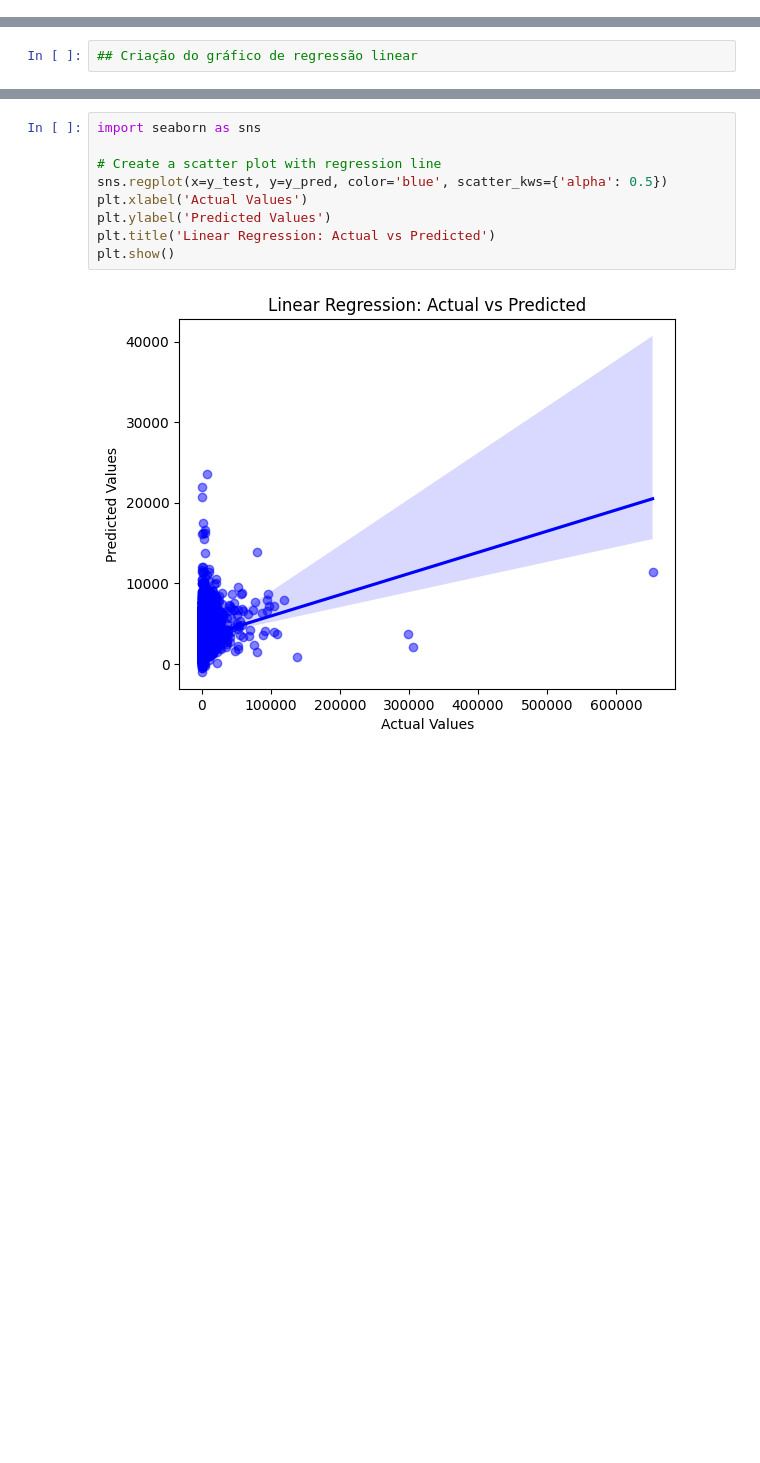
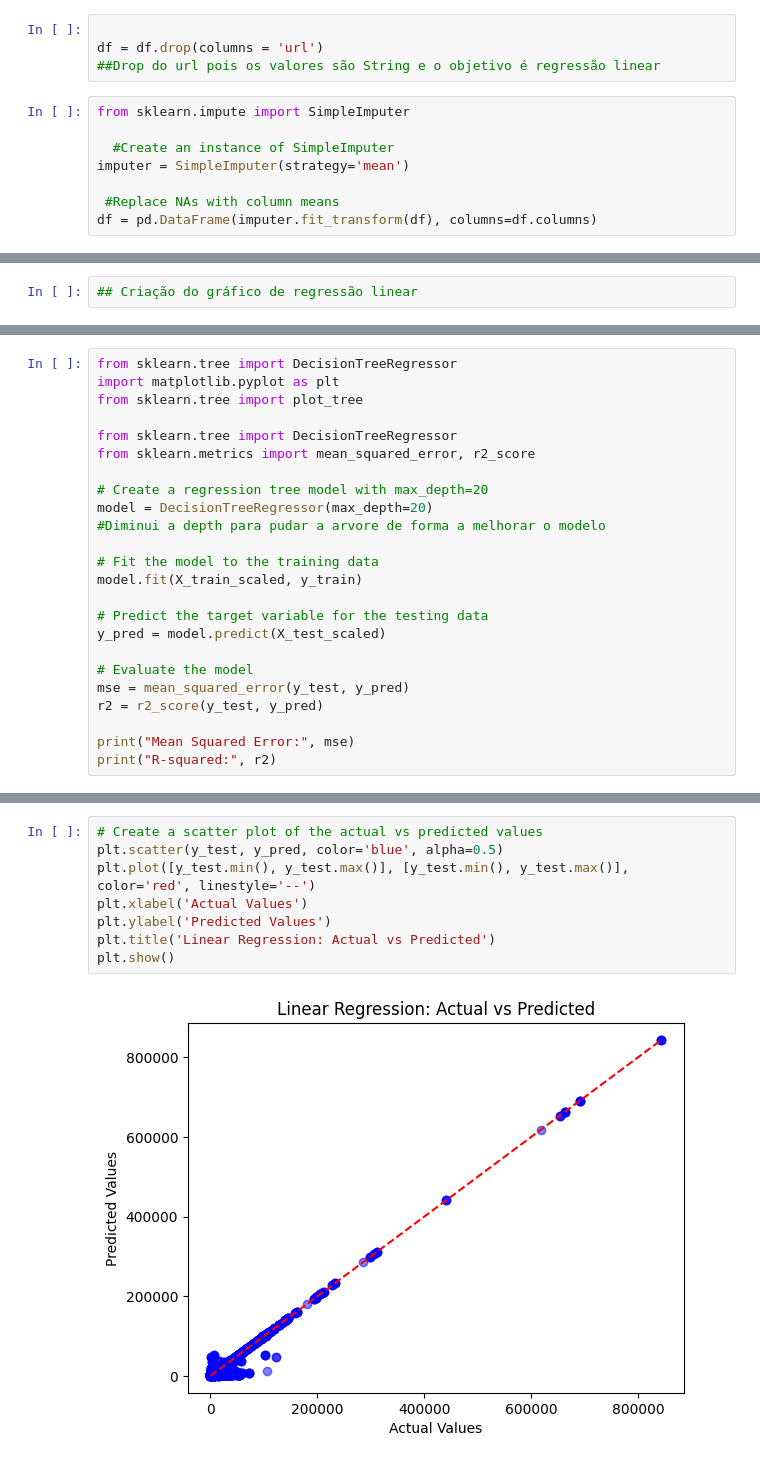
Before and after one commit to CabritaVm/AAproject, a Jupyter notebook: reglinear.ipynb, the cells around one changed output, grey strips where cells are left out. Saved outputs shown, nothing was run; the diff lists cells and outputs as text; blank space fills up the shorter version.

```diff
--- a/reglinear.ipynb
+++ b/reglinear.ipynb
@@ -96,3 +177,15 @@ df.head()
+# %%
+
+df = df.drop(columns = 'url')
+##Drop do url pois os valores são String e o objetivo é regressão linear
+# %%
+from sklearn.impute import SimpleImputer
+
+  #Create an instance of SimpleImputer
+imputer = SimpleImputer(strategy='mean')
+
+ #Replace NAs with column means
+df = pd.DataFrame(imputer.fit_transform(df), columns=df.columns)
 # %%
 pd.set_option('display.max_rows', None)
 df.isnull().sum()
@@ -411,0 +465,24 @@ plt.show()
+# %%
+from sklearn.tree import DecisionTreeRegressor
+import matplotlib.pyplot as plt
+from sklearn.tree import plot_tree
+
+from sklearn.tree import DecisionTreeRegressor
+from sklearn.metrics import mean_squared_error, r2_score
+
+# Create a regression tree model with max_depth=20
+model = DecisionTreeRegressor(max_depth=20)
+#Diminui a depth para pudar a arvore de forma a melhorar o modelo
+
+# Fit the model to the training data
+model.fit(X_train_scaled, y_train)
+
+# Predict the target variable for the testing data
+y_pred = model.predict(X_test_scaled)
+
+# Evaluate the model
+mse = mean_squared_error(y_test, y_pred)
+r2 = r2_score(y_test, y_pred)
+
+print("Mean Squared Error:", mse)
+print("R-squared:", r2)
@@ -412,11 +492,10 @@ plt.show()
 # %%
-import seaborn as sns
-
-# Create a scatter plot with regression line
-sns.regplot(x=y_test, y=y_pred, color='blue', scatter_kws={'alpha': 0.5})
+# Create a scatter plot of the actual vs predicted values
+plt.scatter(y_test, y_pred, color='blue', alpha=0.5)
+plt.plot([y_test.min(), y_test.max()], [y_test.min(), y_test.max()], color='red', linestyle='--')
 plt.xlabel('Actual Values')
 plt.ylabel('Predicted Values')
 plt.title('Linear Regression: Actual vs Predicted')
 plt.show()
 # %% [output]
-[figure, old version]
+[figure, new version]
```
Also changed, not shown: parts of 44 cells of this notebook.
